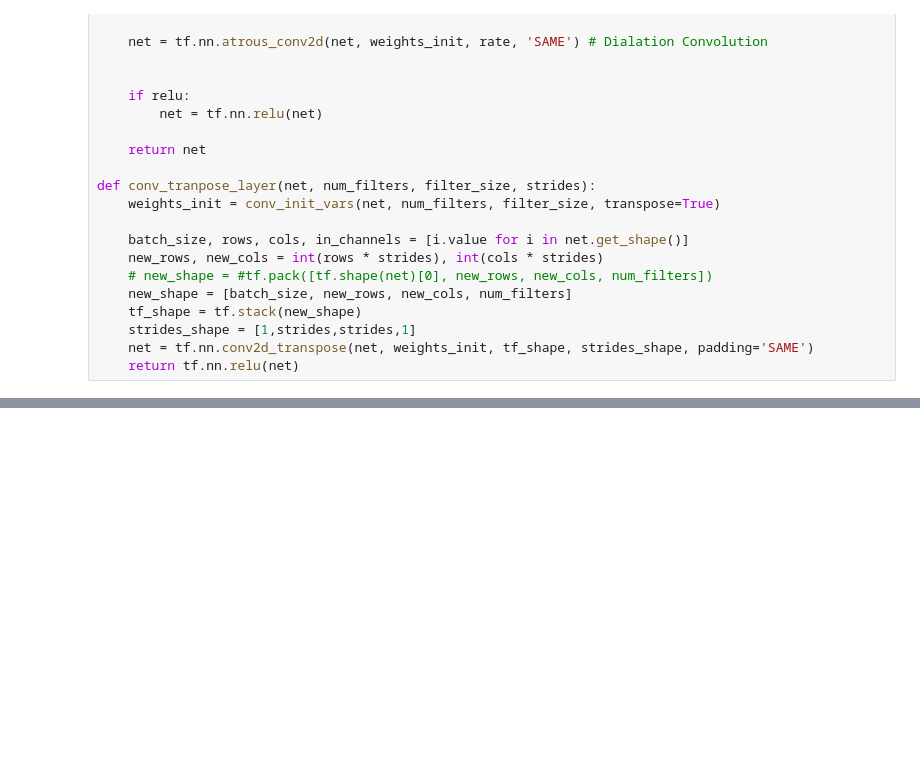
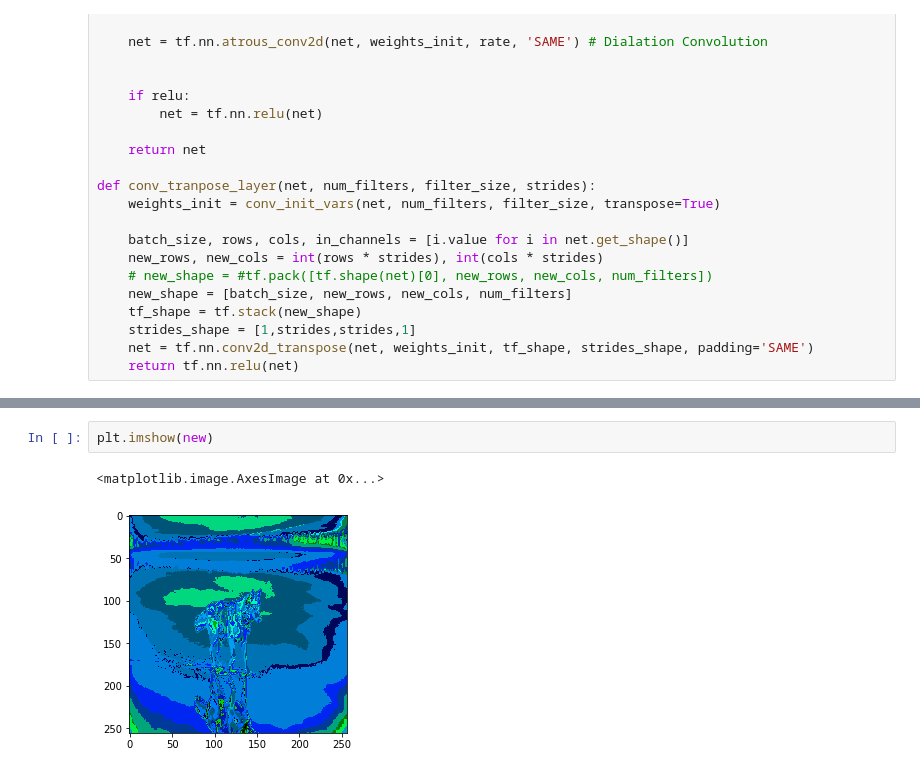
Before and after one commit to SnowInHokkaido/GANforColorQuantization, a Jupyter notebook: Generator_Jupyter.ipynb, the cells around one changed output, grey strips where cells are left out. Drawn from its saved outputs; the diff is of its cells as text; blank space fills up the shorter version.

```diff
--- a/Generator_Jupyter.ipynb
+++ b/Generator_Jupyter.ipynb
@@ -193,0 +441,5 @@ def conv_tranpose_layer(net, num_filters, filter_size, strides):
+# %%
+plt.imshow(new)
+# %% [output]
+<matplotlib.image.AxesImage at 0x...>
+[figure, added]
```
Also changed, not shown: parts of 13 cells of this notebook, 6 other files.
